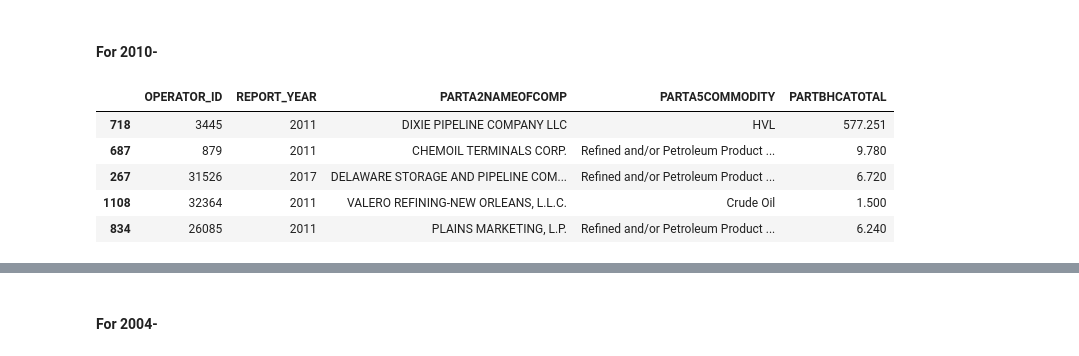
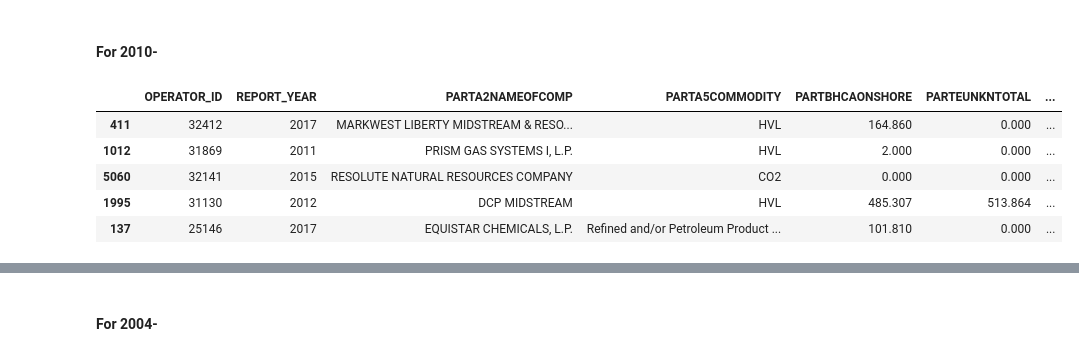
Before and after one commit to julianbarg/oil_industry, a Jupyter notebook: workbooks/3py_select_columns.ipynb, the cells around one changed output, grey strips where cells are left out. Saved outputs shown, nothing was run; the diff lists cells and outputs as text; code cells hidden in the pictures.

Commit message:
Updated workbook 2 & 3 to deal with missingness in offshore pipeline data.

```diff
--- a/workbooks/3py_select_columns.ipynb
+++ b/workbooks/3py_select_columns.ipynb
@@ -121,16 +159,19 @@ pipelines_2004_2009.sample(5)
 #### For 2010-
 # %%
 pipelines_2010_selected = pipelines_2010_present[[
-    'OPERATOR_ID', 'REPORT_YEAR', 'PARTA2NAMEOFCOMP', 'PARTA5COMMODITY', 'PARTBHCATOTAL']].copy()
+    'OPERATOR_ID', 'REPORT_YEAR', 'PARTA2NAMEOFCOMP', 'PARTA5COMMODITY', 'PARTBHCAONSHORE',
+    'PARTEUNKNTOTAL', 'PARTEPRE40TOTAL', 'PARTE1940TOTAL', 'PARTE1950TOTAL', 'PARTE1960TOTAL',
+    'PARTE1970TOTAL', 'PARTE1980TOTAL', 'PARTE1990TOTAL', 'PARTE2000TOTAL', 'PARTE2010TOTAL',
+    'PARTBHCAOFFSHORE', 'PARTBHCATOTAL']].copy()
 
 pipelines_2010_selected.sample(5)
 # %% [output]
-|  | OPERATOR_ID | REPORT_YEAR | PARTA2NAMEOFCOMP | PARTA5COMMODITY | PARTBHCATOTAL |
-| 718 | 3445 | 2011 | DIXIE PIPELINE COMPANY LLC | HVL | 577.251 |
-| 687 | 879 | 2011 | CHEMOIL TERMINALS CORP. | Refined and/or Petroleum Product ... | 9.780 |
-| 267 | 31526 | 2017 | DELAWARE STORAGE AND PIPELINE COM... | Refined and/or Petroleum Product ... | 6.720 |
-| 1108 | 32364 | 2011 | VALERO REFINING-NEW ORLEANS, L.L.C. | Crude Oil | 1.500 |
-| 834 | 26085 | 2011 | PLAINS MARKETING, L.P. | Refined and/or Petroleum Product ... | 6.240 |
+|  | OPERATOR_ID | REPORT_YEAR | PARTA2NAMEOFCOMP | PARTA5COMMODITY | PARTBHCAONSHORE | PARTEUNKNTOTAL | ... |
+| 411 | 32412 | 2017 | MARKWEST LIBERTY MIDSTREAM & RESO... | HVL | 164.860 | 0.000 | ... |
+| 1012 | 31869 | 2011 | PRISM GAS SYSTEMS I, L.P. | HVL | 2.000 | 0.000 | ... |
+| 5060 | 32141 | 2015 | RESOLUTE NATURAL RESOURCES COMPANY | CO2 | 0.000 | 0.000 | ... |
+| 1995 | 31130 | 2012 | DCP MIDSTREAM | HVL | 485.307 | 513.864 | ... |
+| 137 | 25146 | 2017 | EQUISTAR CHEMICALS, L.P. | Refined and/or Petroleum Product ... | 101.810 | 0.000 | ... |
 # %%
 pipelines_2010_selected.dtypes
 # %% [output]
```
Also changed, not shown: parts of 23 cells of this notebook, 1 other file.
